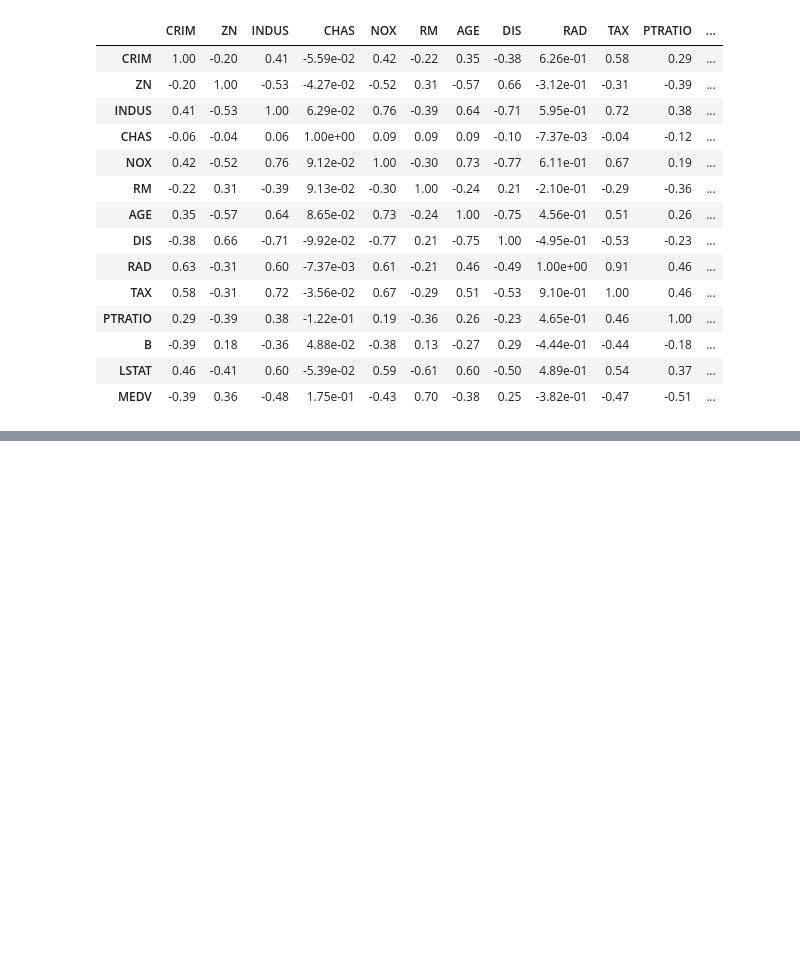
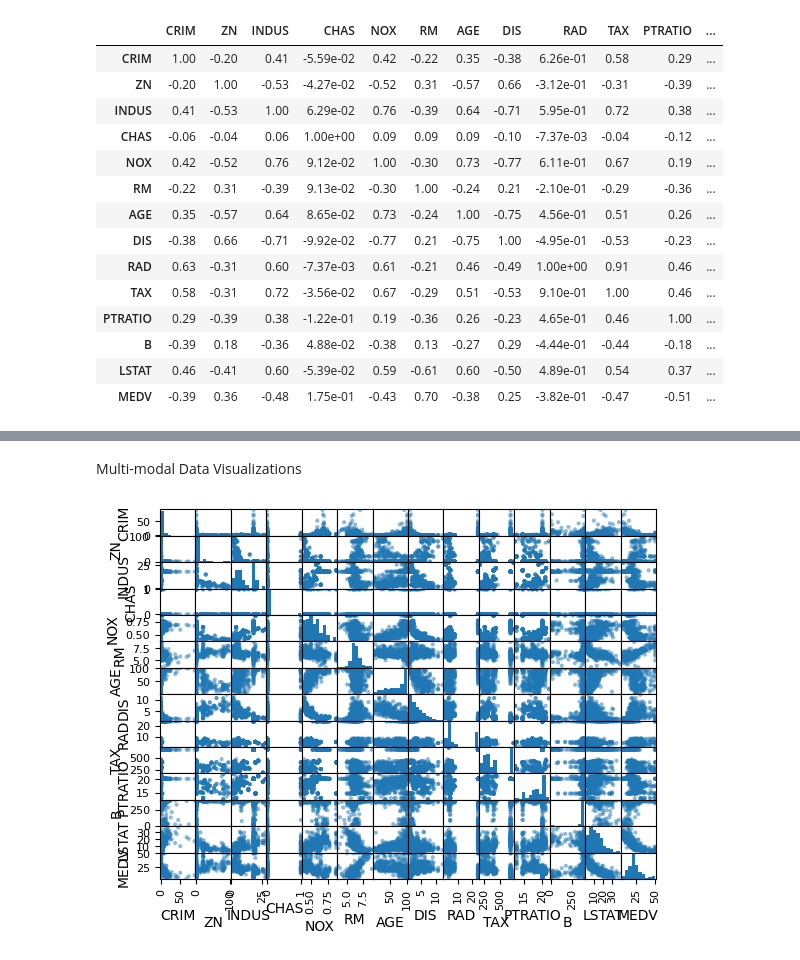
Before and after one commit to Maysha-Khanom-Moon/ml-python-notes, a Jupyter notebook: Chapter_20.ipynb, the cells around one changed output, grey strips where cells are left out. Cells and saved outputs as stored; diff of their text form; code cells hidden in the pictures; blank space fills up the shorter version.

```diff
--- a/Chapter_20.ipynb
+++ b/Chapter_20.ipynb
@@ -104,0 +124,7 @@ dataset.corr(method='pearson')
+# %% [markdown]
+Multi-modal Data Visualizations
+# %%
+scatter_matrix(dataset)
+plt.show()
+# %% [output]
+[figure, added]
```
Also changed, not shown: parts of 7 cells of this notebook.
